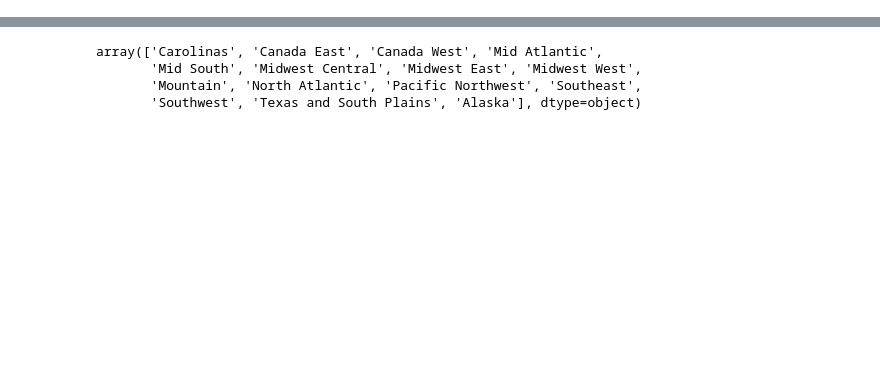
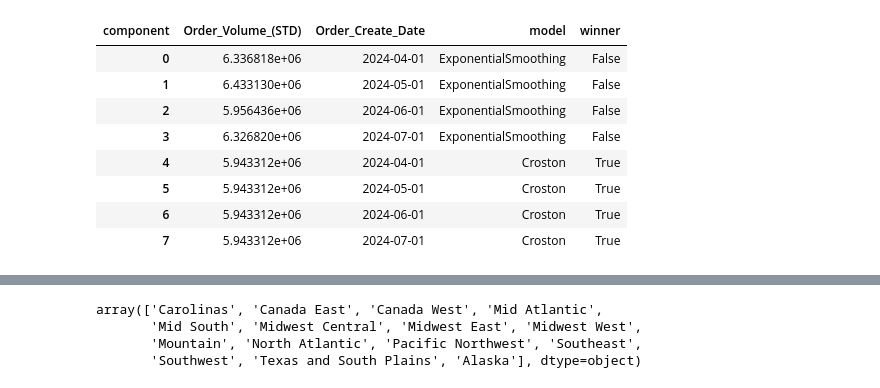
Before and after one commit to Shahidazad/Demand-Forecasting, a Jupyter notebook: tezcatli_serial copy.ipynb, the cells around one changed output, grey strips where cells are left out. Saved outputs shown, nothing was run; the diff lists cells and outputs as text; code cells hidden in the pictures; blank space fills up the shorter version.

```diff
--- a/tezcatli_serial copy.ipynb
+++ b/tezcatli_serial copy.ipynb
@@ -167 +112,13 @@ df2.to_csv('temp.csv',index=False)
+# %%
+df2[['Order_Volume_(STD)','Order_Create_Date','model','winner']]
+# %% [output]
+| component | Order_Volume_(STD) | Order_Create_Date | model | winner |
+| 0 | 6.336818e+06 | 2024-04-01 | ExponentialSmoothing | False |
+| 1 | 6.433130e+06 | 2024-05-01 | ExponentialSmoothing | False |
+| 2 | 5.956436e+06 | 2024-06-01 | ExponentialSmoothing | False |
+| 3 | 6.326820e+06 | 2024-07-01 | ExponentialSmoothing | False |
+| 4 | 5.943312e+06 | 2024-04-01 | Croston | True |
+| 5 | 5.943312e+06 | 2024-05-01 | Croston | True |
+| 6 | 5.943312e+06 | 2024-06-01 | Croston | True |
+| 7 | 5.943312e+06 | 2024-07-01 | Croston | True |
 # %%
```
Also changed, not shown: parts of 28 cells of this notebook, 5 other files.
